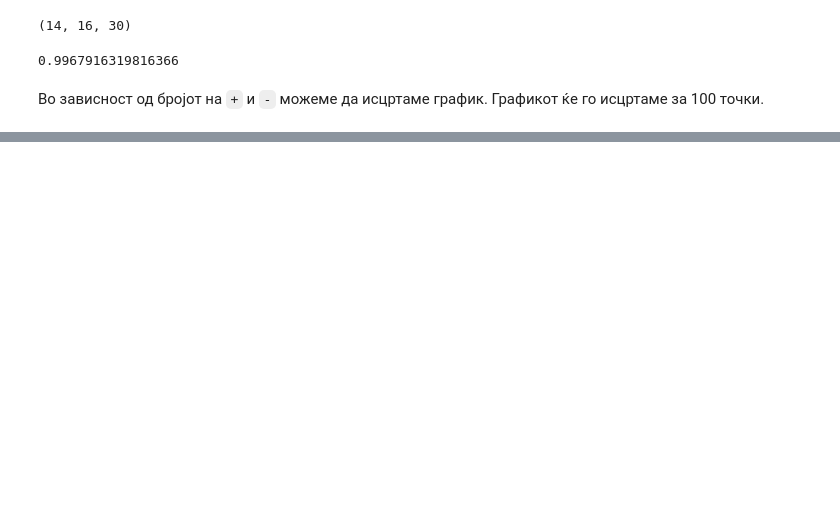
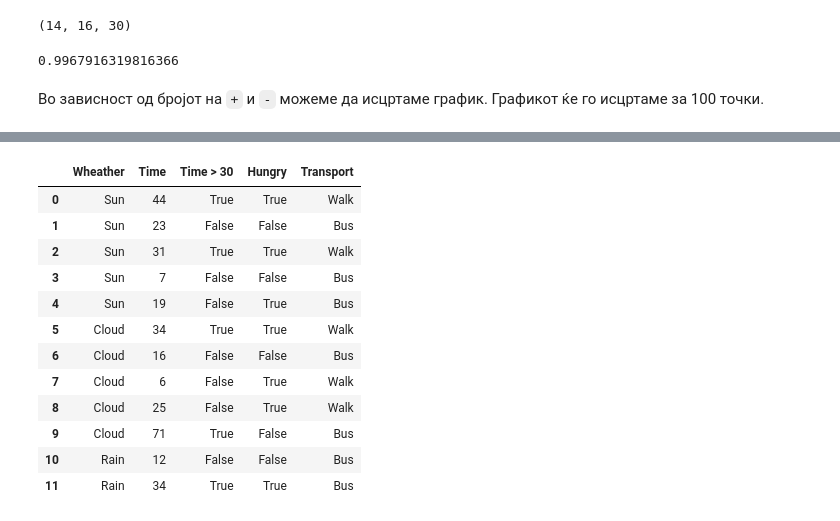
Before and after one commit to markoskiz/ovi-ai, a Jupyter notebook: code/decision_trees.ipynb, the cells around one changed output, grey strips where cells are left out. Cells and saved outputs as stored; diff of their text form; code cells hidden in the pictures; blank space fills up the shorter version.

```diff
--- a/code/decision_trees.ipynb
+++ b/code/decision_trees.ipynb
@@ -139,0 +230,17 @@ Text(0.5, 1.0, 'Ентропија за дадено множество')
+# %%
+df = df[['Wheather', 'Time', 'Time > 30', 'Hungry', 'Transport']]
+df
+# %% [output]
+|  | Wheather | Time | Time > 30 | Hungry | Transport |
+| 0 | Sun | 44 | True | True | Walk |
+| 1 | Sun | 23 | False | False | Bus |
+| 2 | Sun | 31 | True | True | Walk |
+| 3 | Sun | 7 | False | False | Bus |
+| 4 | Sun | 19 | False | True | Bus |
+| 5 | Cloud | 34 | True | True | Walk |
+| 6 | Cloud | 16 | False | False | Bus |
+| 7 | Cloud | 6 | False | True | Walk |
+| 8 | Cloud | 25 | False | True | Walk |
+| 9 | Cloud | 71 | True | False | Bus |
+| 10 | Rain | 12 | False | False | Bus |
+| 11 | Rain | 34 | True | True | Bus |
```
Also changed, not shown: parts of 24 cells of this notebook, 1 other file.
